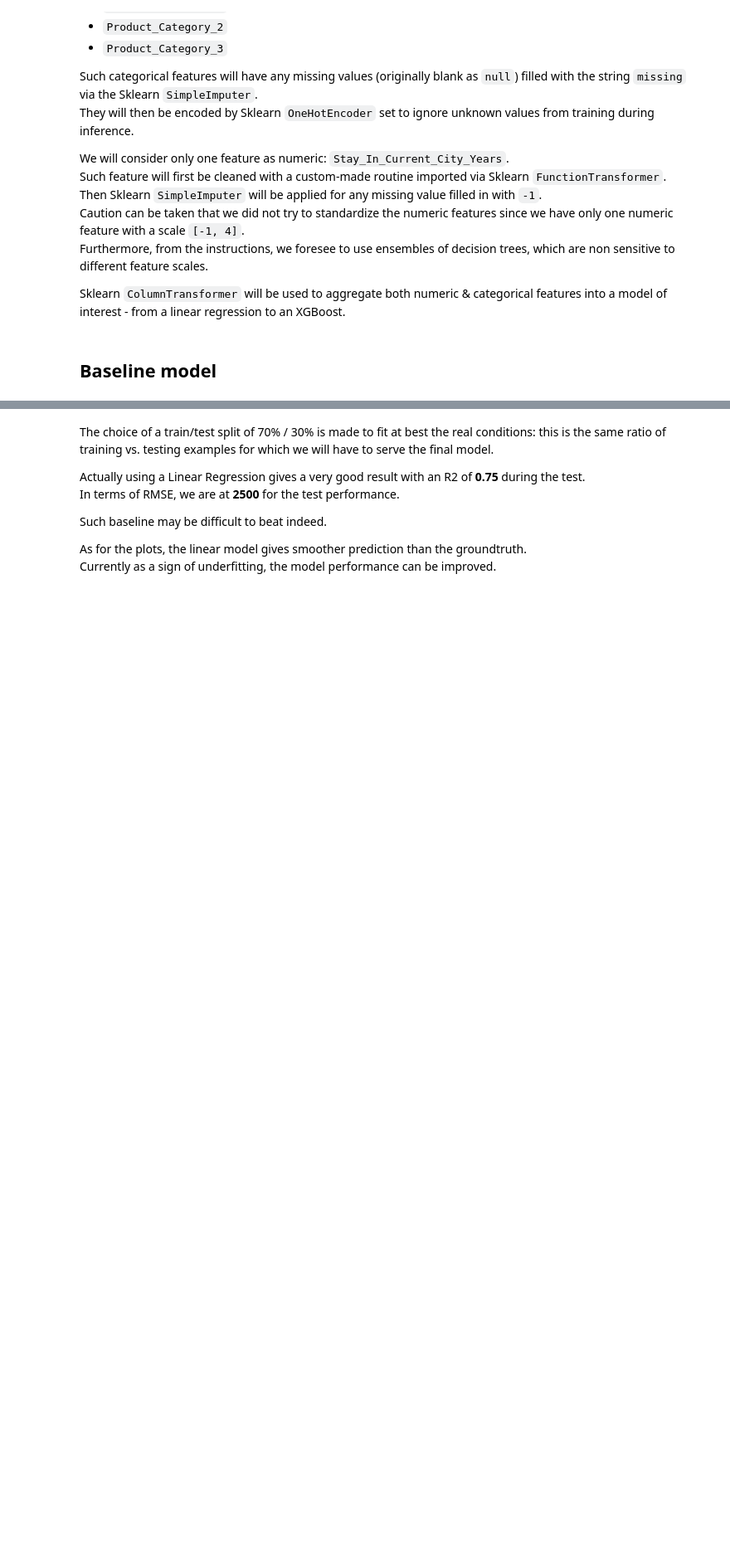
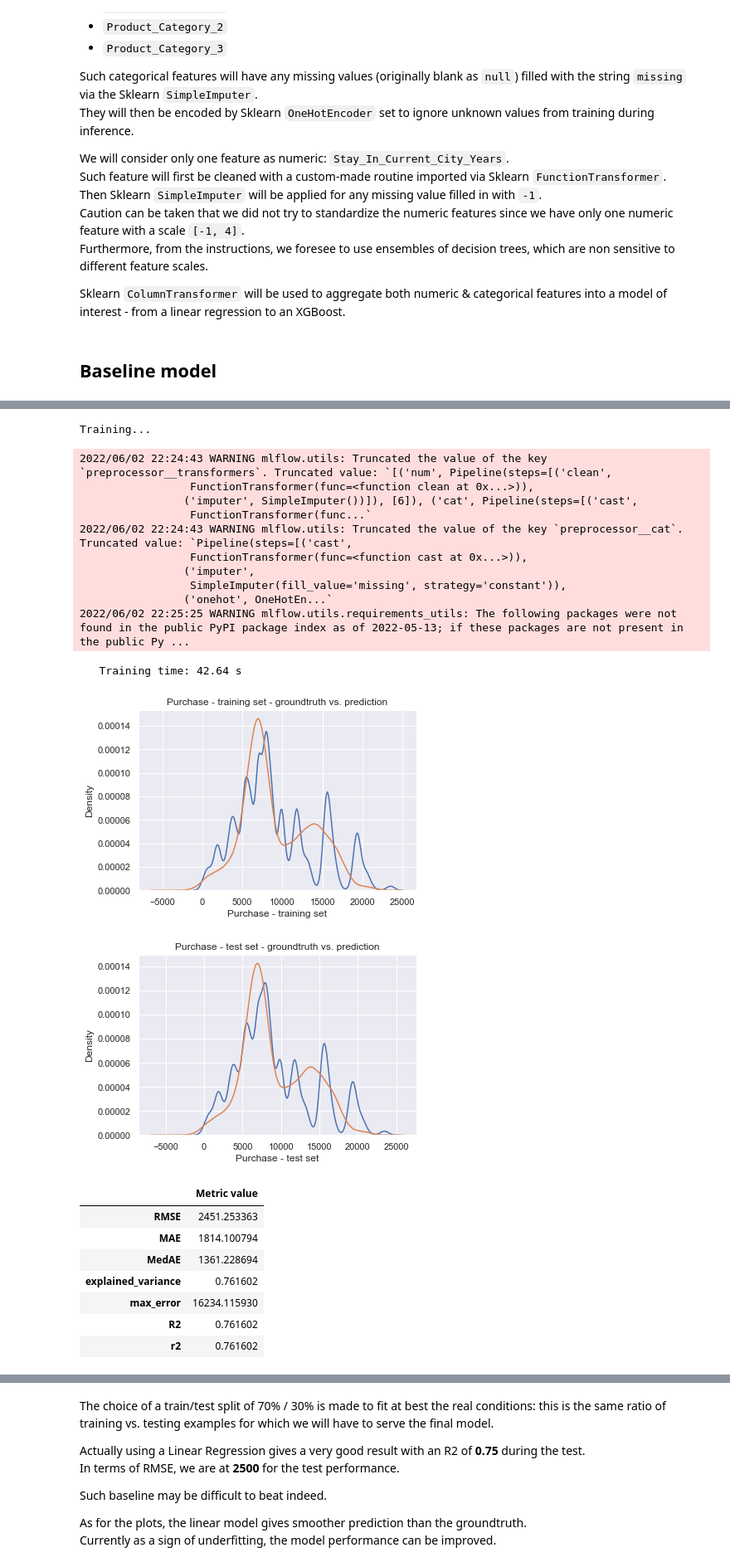
Before and after one commit to aliz-ai/ml-spec-2022, a Jupyter notebook: Demo #2/notebooks/3. Training experiments.ipynb, the cells around one changed output, grey strips where cells are left out. Shown: that part at 83% size. Drawn from its saved outputs; the diff is of its cells as text; code cells hidden in the pictures; blank space fills up the shorter version.

```diff
--- a/Demo #2/notebooks/3. Training experiments.ipynb
+++ b/Demo #2/notebooks/3. Training experiments.ipynb
@@ -61,6 +61,7 @@ from modelling.models import (
 )
 from modelling.preprocessing import get_constant_imputed_preprocessor
 from data.data import import_data
+from modelling.metrics import metrics2df
 
 
 # Set tracking URI and enable autologging
@@ -76,6 +77,8 @@ lin_reg_model, lin_reg_training_perf, lin_reg_test_perf = train_eval(
         ("preprocessor", get_constant_imputed_preprocessor()),
         ("regressor", LinearRegression())
     ]),
-    model_name="lin_reg_imputed",
+    model_name="lin_reg",
     plot_preds=True
 )
+metrics2df(lin_reg_training_perf)
+# %% [output]
@@ -82 +93,23 @@ lin_reg_model, lin_reg_training_perf, lin_reg_test_perf = train_eval(
+Training...
+2022/06/02 22:24:43 WARNING mlflow.utils: Truncated the value of the key `preprocessor__transformers`. Truncated value: `[('num', Pipeline(steps=[('clean',
+                 FunctionTransformer(func=<function clean at 0x...>)),
+                ('imputer', SimpleImputer())]), [6]), ('cat', Pipeline(steps=[('cast',
+                 FunctionTransformer(func...`
+2022/06/02 22:24:43 WARNING mlflow.utils: Truncated the value of the key `preprocessor__cat`. Truncated value: `Pipeline(steps=[('cast',
+                 FunctionTransformer(func=<function cast at 0x...>)),
+                ('imputer',
+                 SimpleImputer(fill_value='missing', strategy='constant')),
+                ('onehot', OneHotEn...`
+2022/06/02 22:25:25 WARNING mlflow.utils.requirements_utils: The following packages were not found in the public PyPI package index as of 2022-05-13; if these packages are not present in the public Py ...
+   Training time: 42.64 s
+[figure, added]
+[figure, added]
+|  | Metric value |
+| RMSE | 2451.253363 |
+| MAE | 1814.100794 |
+| MedAE | 1361.228694 |
+| explained_variance | 0.761602 |
+| max_error | 16234.115930 |
+| R2 | 0.761602 |
+| r2 | 0.761602 |
 # %%
```
Also changed, not shown: parts of 20 cells of this notebook, 17 other files.
